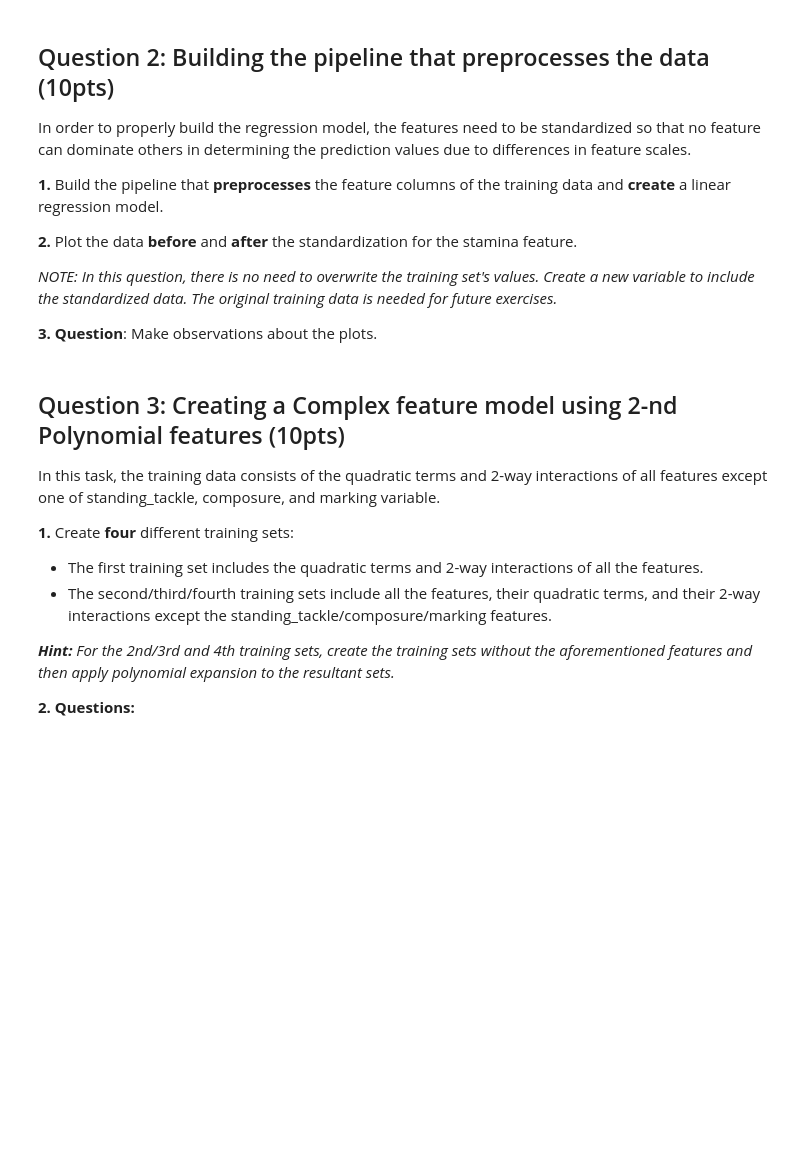
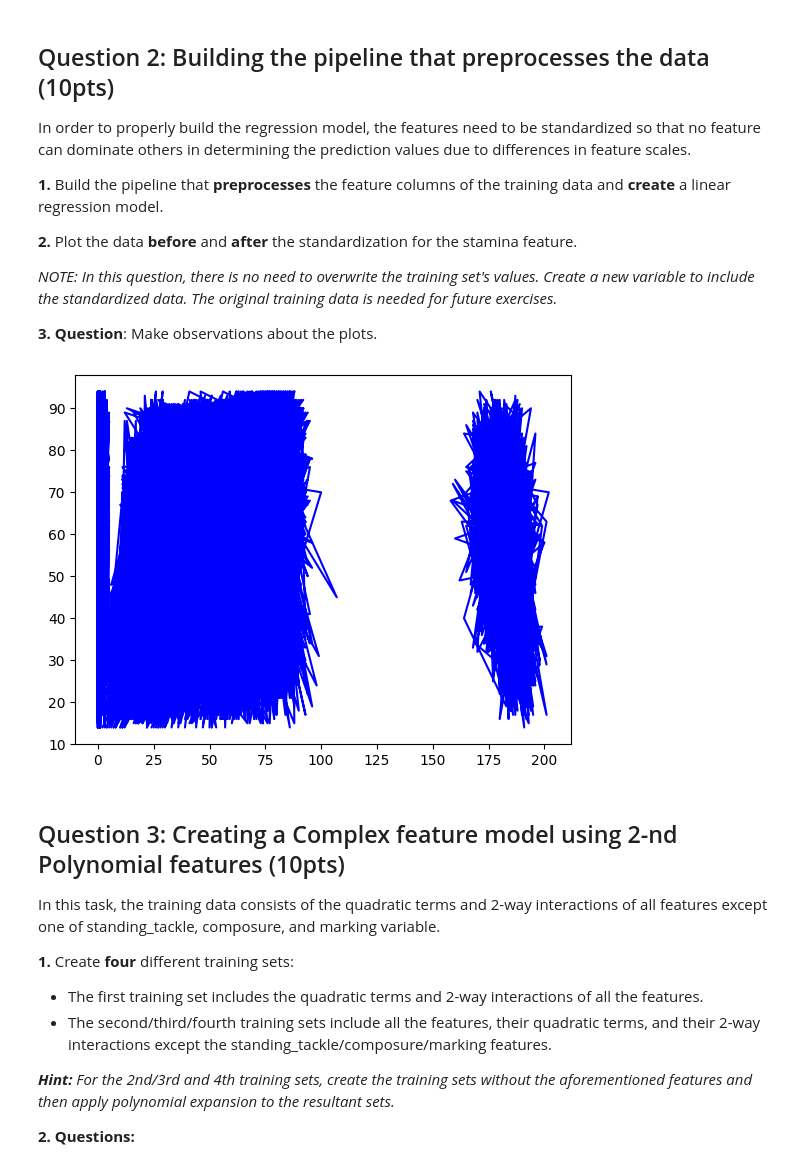
Before and after one commit to PikaKight/DS3000, a Jupyter notebook: Assignment/Assignment 3/DS3000_Assignment3.ipynb, the cells around one changed output. Saved outputs shown, nothing was run; the diff lists cells and outputs as text; code cells hidden in the pictures; blank space fills up the shorter version.

```diff
--- a/Assignment/Assignment 3/DS3000_Assignment3.ipynb
+++ b/Assignment/Assignment 3/DS3000_Assignment3.ipynb
@@ -36,6 +37,16 @@ Tasks:
 * Drop the variables: 'ID','club','club_logo','flag', 'nationality','photo','potential', 'birth_date'
 * Dummy code the variables: work_rate_att, work_rate_def, preferred_foot. **Because we are running a regularized model, we do not want to drop the first column**
 * Get a test data set of size 500 - to make results comparable to solutions, set random_state = 0 <br>
+# %%
+df = pd.read_csv('footballer_small.csv')
+
+df = df.drop(columns=['ID','club','club_logo','flag', 'nationality','photo','potential', 'birth_date'])
+
+df = pd.get_dummies(df, columns=['work_rate_att', 'work_rate_def', 'preferred_foot'])
+
+data_train, data_test = train_test_split(df,
+                                         test_size=500,
+                                         random_state=0)
 # %% [markdown]
 ## Question 2: Building the pipeline that preprocesses the data (10pts)
 In order to properly build the regression model, the features need to be standardized so that no feature can dominate others in determining the prediction values due to differences in feature scales.
@@ -47,6 +58,21 @@ In order to properly build the regression model, the features need to be standar
 *NOTE: In this question, there is no need to overwrite the training set's values. Create a new variable to include the standardized data. The original training data is needed for future exercises.*
 
 **3.** **Question**: Make observations about the plots.
+# %%
+x = data_train.drop(columns=['stamina'])
+y = data_train['stamina']
+
+model = Pipeline([
+    ('scale', StandardScaler()),
+    ('regressor', LinearRegression())
+])
+
+model.fit(x, y)
+
+plt.plot(x,y, label="Standardized", color='blue')
+plt.show()
+# %% [output]
+[figure, added]
 # %% [markdown]
 ## Question 3: Creating a Complex feature model using 2-nd Polynomial features (10pts)
 In this task, the training data consists of the quadratic terms and 2-way interactions of all features except one of standing_tackle, composure, and marking variable. <br>
```
Also changed, not shown: parts of 1 cell of this notebook, 3 other files.
